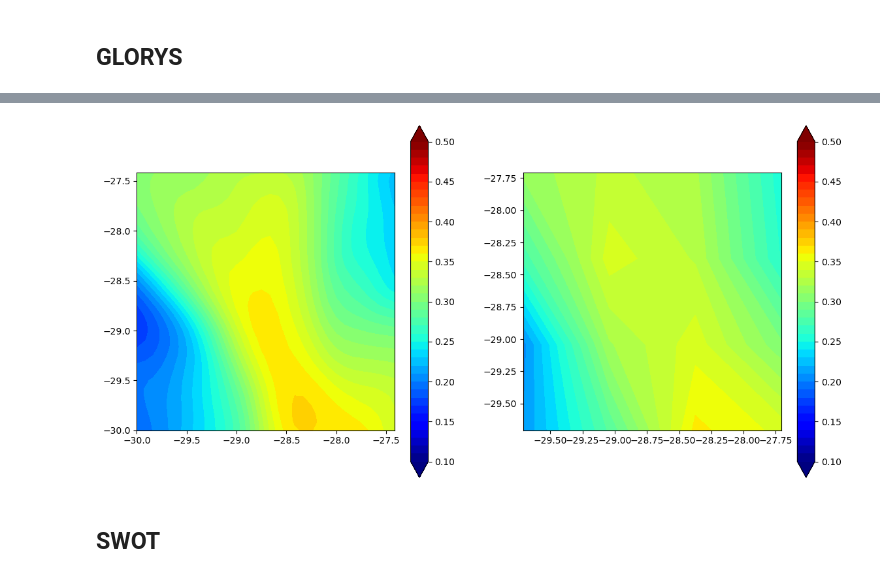
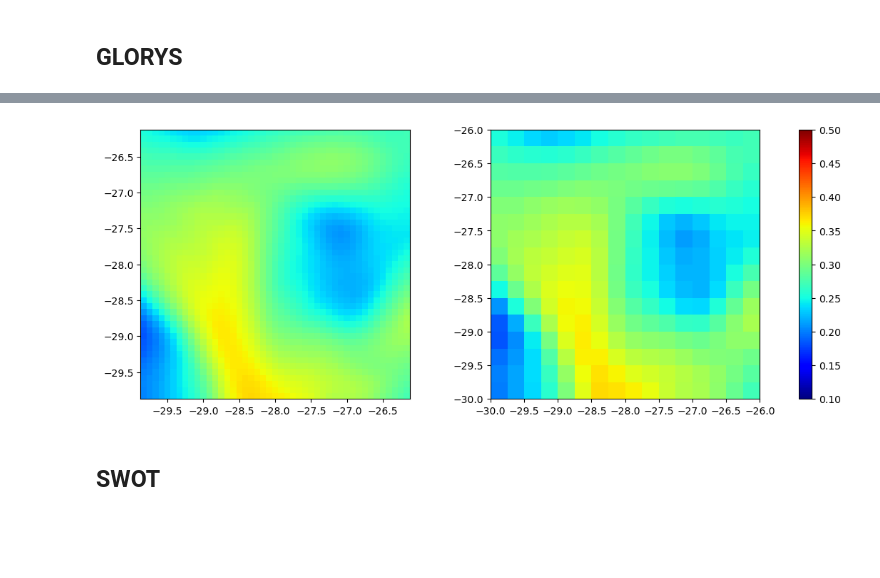
Before and after one commit to oceanhackweek/ohw24_proj_upSSH_us, a Jupyter notebook: contributor_folders/team_member_1/test0.ipynb, the cells around one changed output, grey strips where cells are left out. Drawn from its saved outputs; the diff is of its cells as text; code cells hidden in the pictures; blank space fills up the shorter version.

Commit message:
updated aviso and glorys

```diff
--- a/contributor_folders/team_member_1/test0.ipynb
+++ b/contributor_folders/team_member_1/test0.ipynb
@@ -87,4 +99,5 @@ Attributes: (12/24)
     z_max:              5727.9169921875
     z_min:              0.49402499198913574
 # %%
-dat_dow = dat.coarsen(latitude=8,longitude=8,boundary='trim').mean()
+dat_dow = dat_glorys.rolling(latitude=3,longitude=3,center=True).mean()
+dat_dow = dat_dow.interp_like(dat_aviso)
@@ -104,18 +124,22 @@ Attributes:
 # %%
-fig, (ax1, ax2) = plt.subplots(1, 2, figsize=(14, 7))  # Create a figure with 2 subplots side by side
+fig = plt.figure(figsize=(14, 7))
+gs = GridSpec(1, 2, width_ratios=[1, 1], wspace=0.3)  # Define a 1x2 grid with space between subplots
 
-# First contour plot
-contour1 = ax1.contourf(dat.longitude, dat.latitude, dat.zos.sel(time="2021-01-01T00:00:00.000000000"),
-                        np.linspace(0.1, .5, 41), cmap='jet', extend='both')
-fig.colorbar(contour1, ax=ax1)  # Add colorbar to the first plot
-ax1.set_aspect('equal', adjustable='box')
+ax1 = fig.add_subplot(gs[0])
+c1 = ax1.pcolormesh(dat_glorys.longitude, dat_glorys.latitude, dat_glorys.zos.sel(time="2021-01-01T00:00:00.000000000"),
+                  vmin=0.1,vmax=.5, cmap='jet')
+ax1.set_aspect('equal')
+plt.xlim(dat_aviso.longitude.min(),dat_aviso.longitude.max())
+plt.ylim(dat_aviso.latitude.min(),dat_aviso.latitude.max())
 
-contour2 = ax2.contourf(dat_dow.longitude, dat_dow.latitude, dat_dow.zos.sel(time="2021-01-01T00:00:00.000000000"),
-                        np.linspace(0.1, .5, 41), cmap='jet', extend='both')
-fig.colorbar(contour2, ax=ax2)  # Add colorbar to the second plot
-ax2.set_aspect('equal', adjustable='box')
+ax2 = fig.add_subplot(gs[1])
+c2 = ax2.pcolormesh(dat_dow.longitude, dat_dow.latitude, dat_dow.zos.sel(time="2021-01-01T00:00:00.000000000"),
+                  vmin=0.1,vmax=.5, cmap='jet')
+ax2.set_aspect('equal')
+
+cbar = fig.colorbar(c1, ax=[ax1, ax2], location='right', shrink=0.7)
 # %% [output]
-[figure, old version]
+[figure, new version]
 # %% [markdown]
 ## SWOT
 # %%
```
Also changed, not shown: parts of 9 cells of this notebook.
